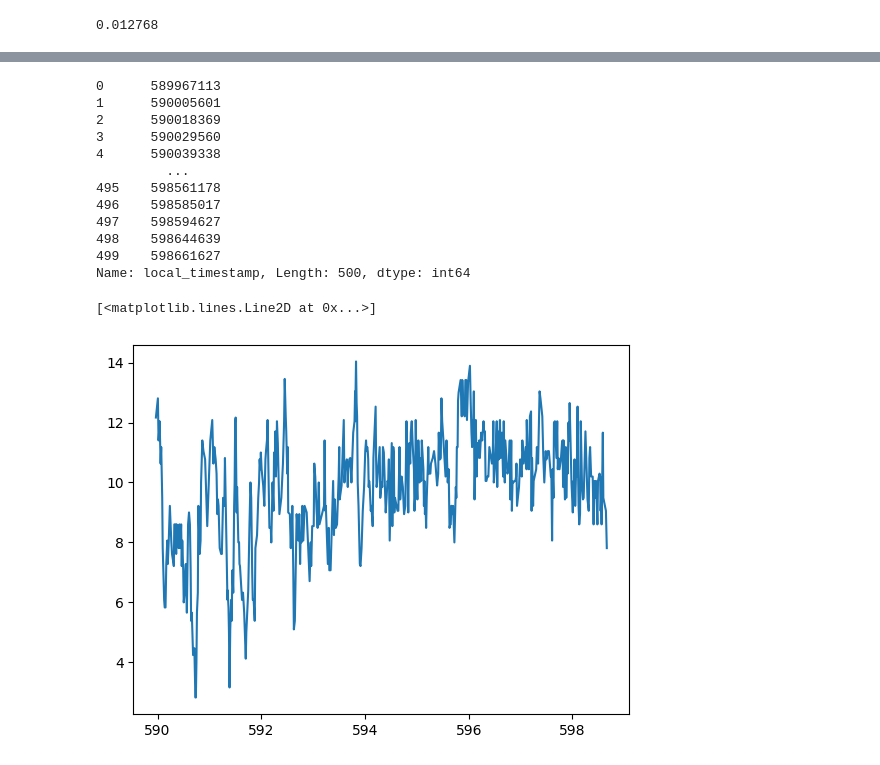
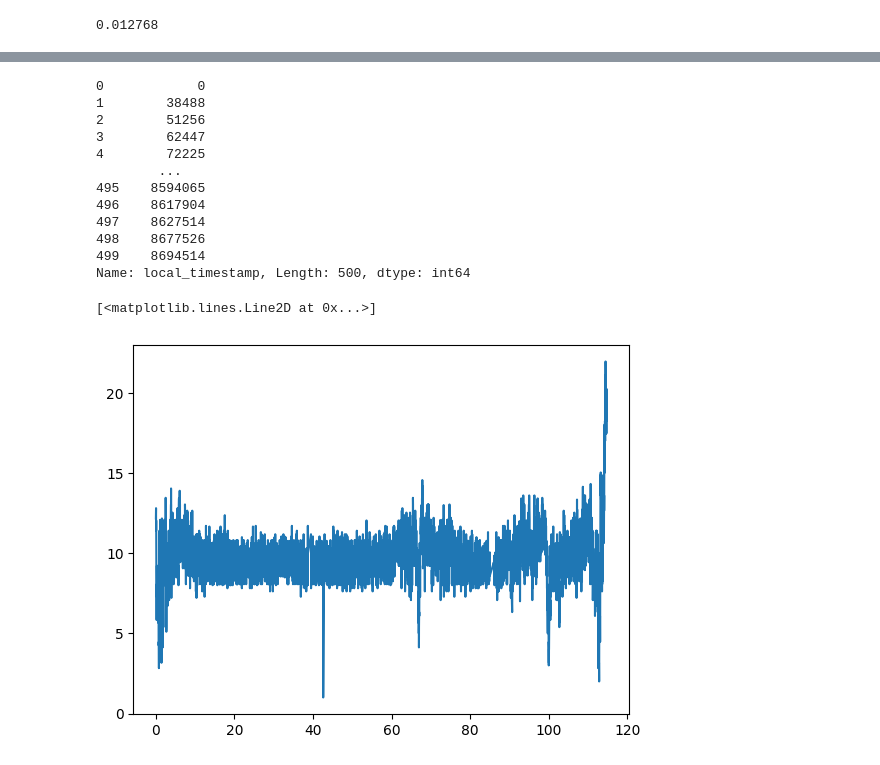
Before and after one commit to SumYg/COMP3516-Presence-detection-using-WiFi-IoTs, a Jupyter notebook: analysis.ipynb, the cells around one changed output, grey strips where cells are left out. Cells and saved outputs as stored; diff of their text form; code cells hidden in the pictures.

```diff
--- a/analysis.ipynb
+++ b/analysis.ipynb
@@ -39,3 +23,5 @@ Index(['type', 'id', 'mac', 'rssi', 'rate', 'sig_mode', 'mcs', 'bandwidth',
 all(df['len'] == df['data'].apply(len))
 # %% [output]
 True
+# %%
+df['local_timestamp'] -= df['local_timestamp'].min()
@@ -122,20 +99,20 @@ Name: len, Length: 6789, dtype: int64
 # %%
 df['local_timestamp'][:500]
 # %% [output]
-0      589967113
-1      590005601
-2      590018369
-3      590029560
-4      590039338
-         ...
-495    598561178
-496    598585017
-497    598594627
-498    598644639
-499    598661627
+0            0
+1        38488
+2        51256
+3        62447
+4        72225
+        ...
+495    8594065
+496    8617904
+497    8627514
+498    8677526
+499    8694514
 Name: local_timestamp, Length: 500, dtype: int64
 # %%
-plt.plot(df['local_timestamp'][:500]/1000000, CSI_amplitude[:500, 1])
+plt.plot(df['local_timestamp']/1000000, CSI_amplitude[:, 1])
 # %% [output]
 [<matplotlib.lines.Line2D at 0x...>]
-[figure, old version]
+[figure, new version]
```
Also changed, not shown: parts of 22 cells of this notebook, 2 other files.
